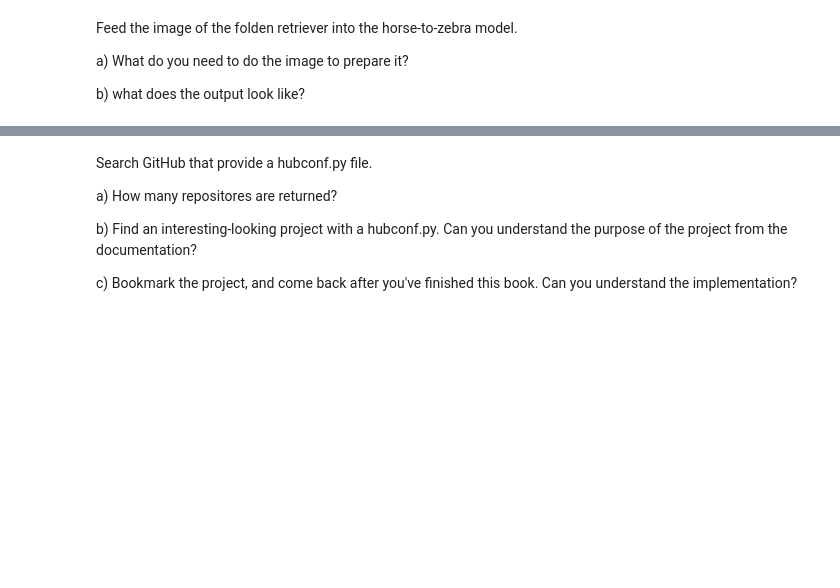
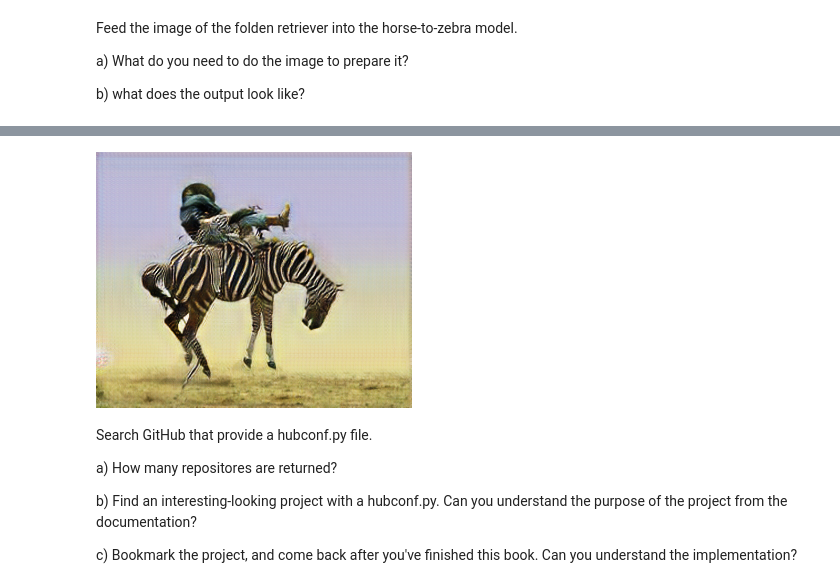
Before and after one commit to Machuntox/Deep-Learning-with-PyTorch, a Jupyter notebook: chapters/Chapter_2.ipynb, the cells around one changed output, grey strips where cells are left out. Cells and saved outputs as stored; diff of their text form; code cells hidden in the pictures; blank space fills up the shorter version.

```diff
--- a/chapters/Chapter_2.ipynb
+++ b/chapters/Chapter_2.ipynb
@@ -87,7 +85,10 @@ class ResNetGenerator(nn.Module):
 # %%
 netG = ResNetGenerator()
 # %%
-model_path = '../models/horse2zebra_0.4.0.pth'
+model_path = 'horse2zebra_0.4.0.pth'
 model_data = torch.load(model_path)
 netG.load_state_dict(model_data)
+
+# ready for inference
+netG.eval()
 # %% [output]
@@ -95,3 +112,19 @@ FileNotFoundError: ignored
+# %%
+from PIL import Image
+from torchvision import transforms
+preprocess = transforms.Compose([transforms.Resize(256),
+                                 transforms.ToTensor()])
+# %%
+img = Image.open("download.png")
+img_t = preprocess(img)
+import torch
+batch_t = torch.unsqueeze(img_t, 0)
+batch_out = netG(batch_t)
+out_t = (batch_out.data.squeeze() + 1.0) / 2.0
+out_img = transforms.ToPILImage()(out_t)
+out_img
+# %% [output]
+[figure, added]
 # %% [markdown]
 Search GitHub that provide a hubconf.py file.
 
```
Also changed, not shown: parts of 3 cells of this notebook.
